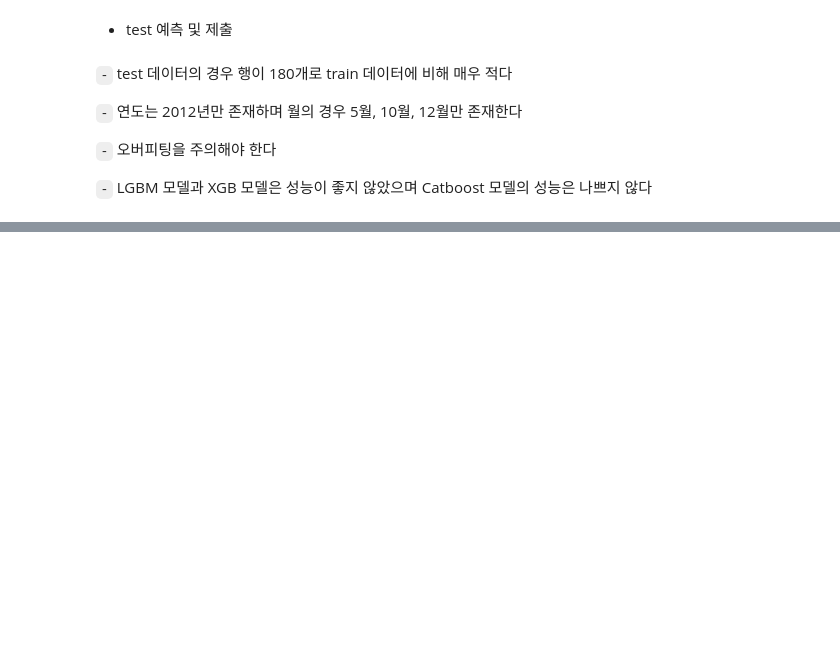
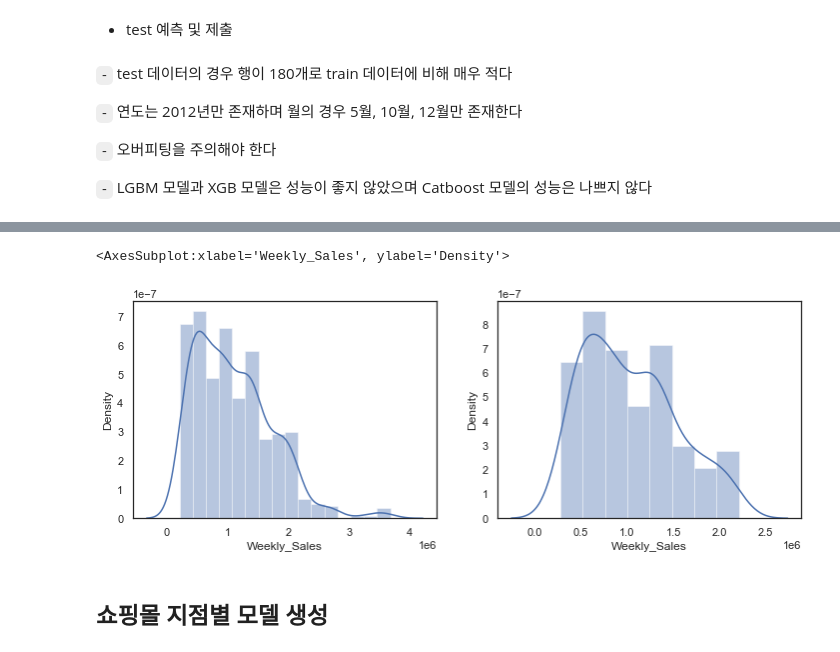
Before and after one commit to Jaesu26/Dacon-Basic, a Jupyter notebook: 쇼핑몰지점별-매출액-예측/쇼핑몰지점별-매출액-EDA모델링/쇼핑몰지점별-매출액-모델링.ipynb, the cells around one changed output, grey strips where cells are left out. Cells and saved outputs as stored; diff of their text form; code cells hidden in the pictures; blank space fills up the shorter version.

```diff
--- a/쇼핑몰지점별-매출액-예측/쇼핑몰지점별-매출액-EDA모델링/쇼핑몰지점별-매출액-모델링.ipynb
+++ b/쇼핑몰지점별-매출액-예측/쇼핑몰지점별-매출액-EDA모델링/쇼핑몰지점별-매출액-모델링.ipynb
@@ -180,7 +186,13 @@ def OOF_predict(model, X, y, test, SKfold, stratify):
         X_valid, y_valid = X.iloc[valid_idx], y.iloc[valid_idx]
 
         ## 모델 적합
-        model.fit(X_train, y_train)
+        model.fit(X_train,
+                  y_train,
+                  eval_set=[(X_train, y_train), (X_valid, y_valid)],
+                  #eval_metric='rmse',
+                  verbose=0,
+                  early_stopping_rounds=50
+                 )
 
         ## prediction
         train_pred = model.predict(X_train) ## train
@@ -226,0 +228,3 @@ LGBM = LGBMRegressor(n_estimators=500,
+# %%
+df['Month2'] = df['Month'].apply(lambda x: 0 if x == 1 else (1 if x != 12 else 2))
+test['Month2'] = test['Month'].apply(lambda x: 0 if x == 1 else (1 if x != 12 else 2))
@@ -230,16 +236,14 @@ features = [
             'Temperature',
             'Fuel_Price',
             'Unemployment',
-            'IsHoliday',
+            #'IsHoliday',
             'Promotion_Cost',
-            #'IsYearEnd',
-            'Year',
-            'Month',
+            #'Year',
+            'Month2',
             'Day_Range',
            ]
 # %%
 target = df['Weekly_Sales']
-df.drop('Weekly_Sales', axis=1, inplace=True)
 # %%
 df2 = df[features] ## 교호작용 X
 test2 = test[features]
@@ -315,2 +326,11 @@ submission['Weekly_Sales'].hist()
+# %%
+fig, (ax1, ax2) = plt.subplots(1, 2, figsize=(12, 4))
+sns.distplot(df.query('Year == 2011 and (Month == 5 or Month == 10 or Month == 12)')['Weekly_Sales'], ax=ax1)
+sns.distplot(submission['Weekly_Sales'], ax=ax2)
+# %% [output]
+<AxesSubplot:xlabel='Weekly_Sales', ylabel='Density'>
+[figure, added]
 # %%
 # submission.to_csv('./Data/submission5.csv', index=False)
+# %% [markdown]
+## 쇼핑몰 지점별 모델 생성
```
Also changed, not shown: parts of 39 cells of this notebook.
